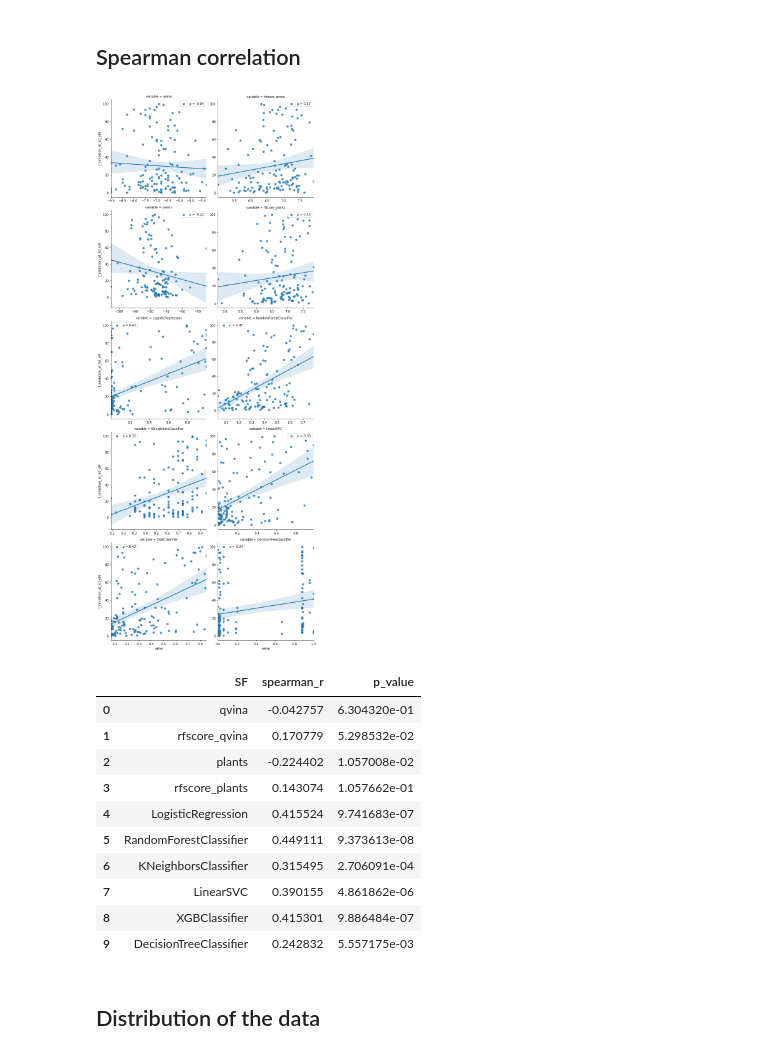
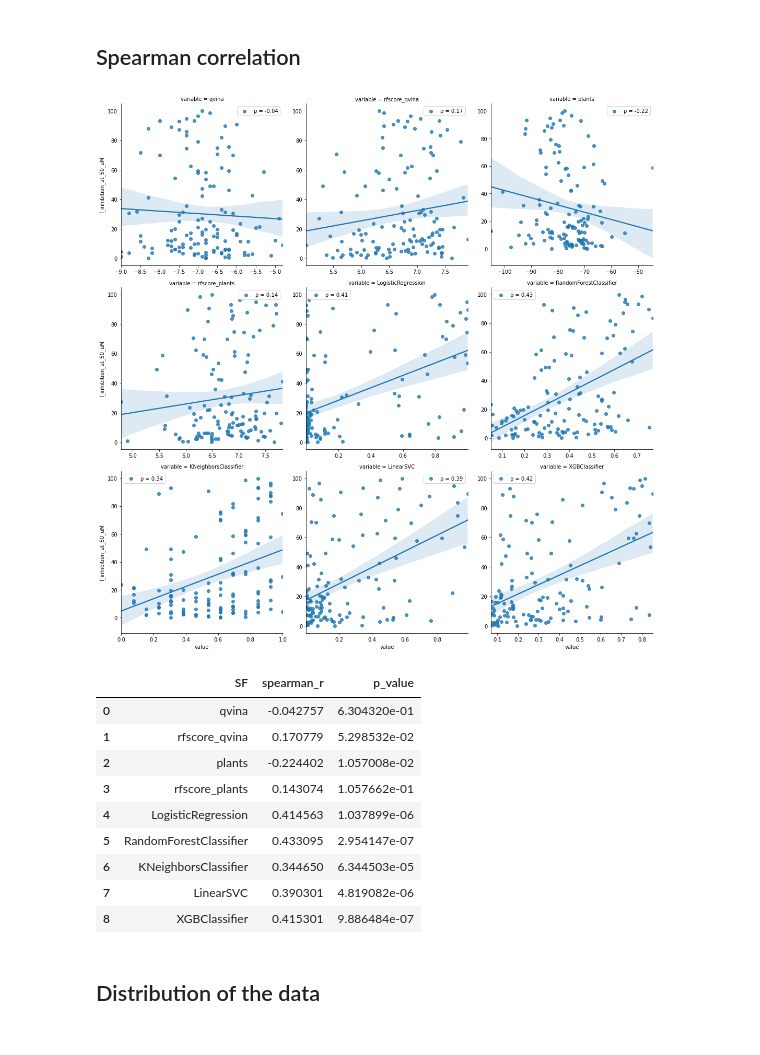
Before and after one commit to caiocrocha/SarsCov2Classifier, a Jupyter notebook: notebooks/supplementary/ML_all_descriptors.ipynb, the cells around one changed output. Cells and saved outputs as stored; diff of their text form; code cells hidden in the pictures.

```diff
--- a/notebooks/supplementary/ML_all_descriptors.ipynb
+++ b/notebooks/supplementary/ML_all_descriptors.ipynb
@@ -39,24 +39,21 @@ def get_model_by_name(model_name):
         return RandomForestClassifier(n_estimators=500, max_depth=6, random_state=13)
     elif model_name == 'KNeighborsClassifier':
         from sklearn.neighbors import KNeighborsClassifier
-        return KNeighborsClassifier(n_neighbors=23) # N = sqrt(len(X_train))
+        return KNeighborsClassifier(n_neighbors=13)
     elif model_name == 'XGBClassifier':
         from xgboost import XGBClassifier
         return XGBClassifier(objective='binary:logistic', n_estimators=200,
             max_depth=5, eta=0.01, random_state=13)
-    elif model_name == 'DecisionTreeClassifier':
-        from sklearn.tree import DecisionTreeClassifier
-        return DecisionTreeClassifier(max_depth=5, random_state=13)
     elif model_name == 'LogisticRegression':
         from sklearn.linear_model import LogisticRegression
-        return LogisticRegression(solver='liblinear', random_state=13)
+        return LogisticRegression(solver='liblinear', max_iter=6000, random_state=13)
     elif model_name == 'LinearSVC':
         from sklearn.svm import LinearSVC
         from sklearn.calibration import CalibratedClassifierCV
         # CalibratedClassifierCV applies probability transformation
-        # on top of the SVC outputs, so we can plot the ROC curve
+        # on top of the SVC outputs, so we can plot its ROC curve
         # https://stackoverflow.com/a/39712590/13131079
-        return CalibratedClassifierCV(base_estimator=LinearSVC(dual=False, random_state=13))
+        return CalibratedClassifierCV(base_estimator=LinearSVC(dual=False, max_iter=6000, random_state=13))
 
 
 def train_test_scores(X_train, X_test, y_train, y_test, pipe):
@@ -81,17 +78,6 @@ def train_test_scores(X_train, X_test, y_train, y_test, pipe):
     scores.append(roc_auc_score(y_train, y_proba))       # train_roc_auc
 
     return scores
-
-
-def feature_transformer(X):
-    from sklearn.compose import ColumnTransformer
-    from sklearn.preprocessing import StandardScaler
-    from sklearn.preprocessing import OneHotEncoder
-
-    return ColumnTransformer(transformers=[
-        ('continuous', StandardScaler(), X.select_dtypes(include=float).columns.tolist()),
-        ('discrete', OneHotEncoder(handle_unknown='ignore'), X.select_dtypes(include=int).columns.tolist())
-    ])
 # %%
 def get_tpr_KFold(X, y, pipe, base_fpr):
     from sklearn.metrics import roc_curve
@@ -157,6 +153,6 @@ def kFold_pipeline(X, y, clf, transformer, axis):
 # %%
 # ML classfifiers
-classifiers = ['LogisticRegression', 'RandomForestClassifier', 'KNeighborsClassifier', 'LinearSVC', 'XGBClassifier', 'DecisionTreeClassifier']
+classifiers = ['LogisticRegression','RandomForestClassifier','KNeighborsClassifier','LinearSVC','XGBClassifier']
 
 y = training['activity']
 X = training[features]
@@ -389,17 +374,17 @@ melt = pd.melt(df, id_vars=['CID','f_inhibition_at_50_uM'], value_vars=docking_l
 # %%
 spearman = []
 
-g = sns.lmplot(data=melt, x='value', y='f_inhibition_at_50_uM', col='variable', sharey=False, sharex=False, col_wrap=2)
+g = sns.lmplot(data=melt, x='value', y='f_inhibition_at_50_uM', col='variable', sharey=False, sharex=False, col_wrap=3)
 for ax, col in zip(g.axes.flatten(), g.col_names):
     r, pvalue = spearmanr(df['f_inhibition_at_50_uM'], df[col])
     spearman.append([col, r, pvalue])
     ax.collections[0].set_label(f'ρ = {r:.2f}')
     ax.legend()
 
 plt.tight_layout()
 plt.show()
 # %% [output]
-[figure, old version]
+[figure, new version]
 # %%
 spearman = pd.DataFrame(spearman, columns=['SF', 'spearman_r', 'p_value'])
 spearman
@@ -409,12 +394,11 @@ spearman
 | 1 | rfscore_qvina | 0.170779 | 5.298532e-02 |
 | 2 | plants | -0.224402 | 1.057008e-02 |
 | 3 | rfscore_plants | 0.143074 | 1.057662e-01 |
-| 4 | LogisticRegression | 0.415524 | 9.741683e-07 |
-| 5 | RandomForestClassifier | 0.449111 | 9.373613e-08 |
-| 6 | KNeighborsClassifier | 0.315495 | 2.706091e-04 |
-| 7 | LinearSVC | 0.390155 | 4.861862e-06 |
+| 4 | LogisticRegression | 0.414563 | 1.037899e-06 |
+| 5 | RandomForestClassifier | 0.433095 | 2.954147e-07 |
+| 6 | KNeighborsClassifier | 0.344650 | 6.344503e-05 |
+| 7 | LinearSVC | 0.390301 | 4.819082e-06 |
 | 8 | XGBClassifier | 0.415301 | 9.886484e-07 |
-| 9 | DecisionTreeClassifier | 0.242832 | 5.557175e-03 |
 # %% [markdown]
 <a id='distribution'></a>
 ## Distribution of the data
```
Also changed, not shown: parts of 16 cells of this notebook, 45 other files.
